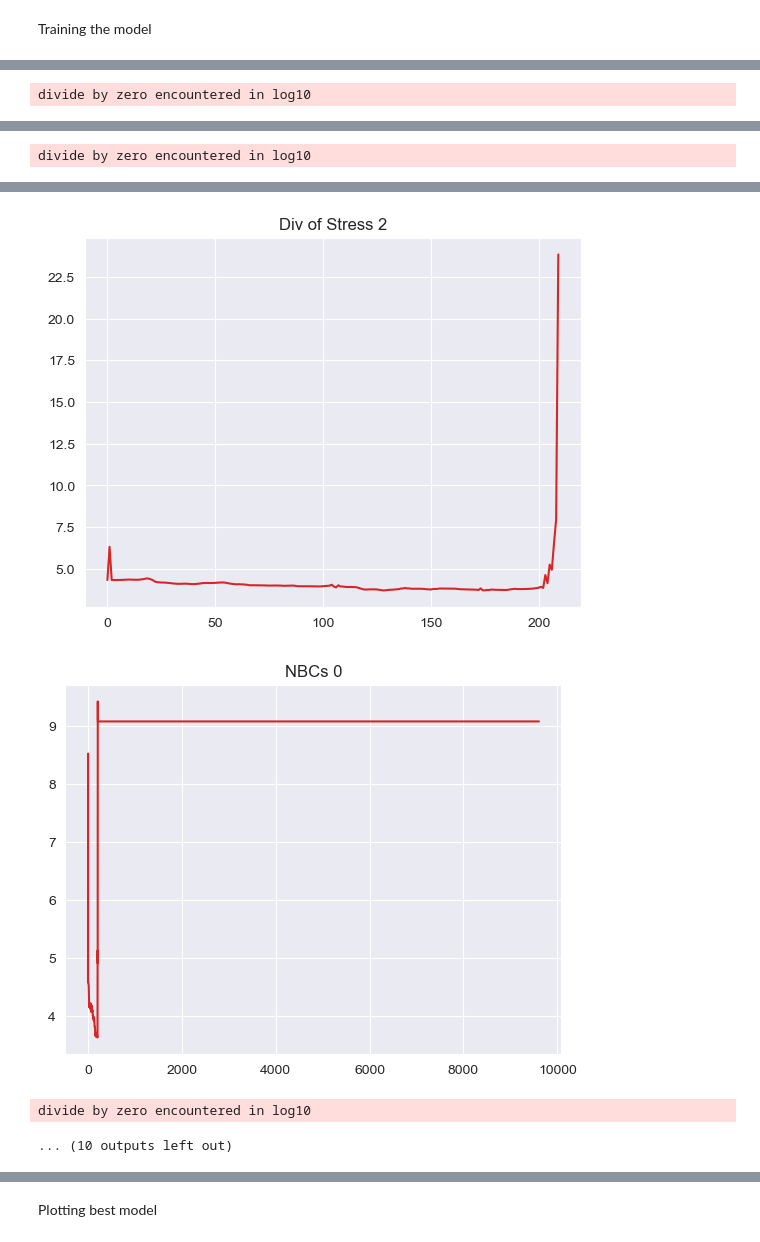
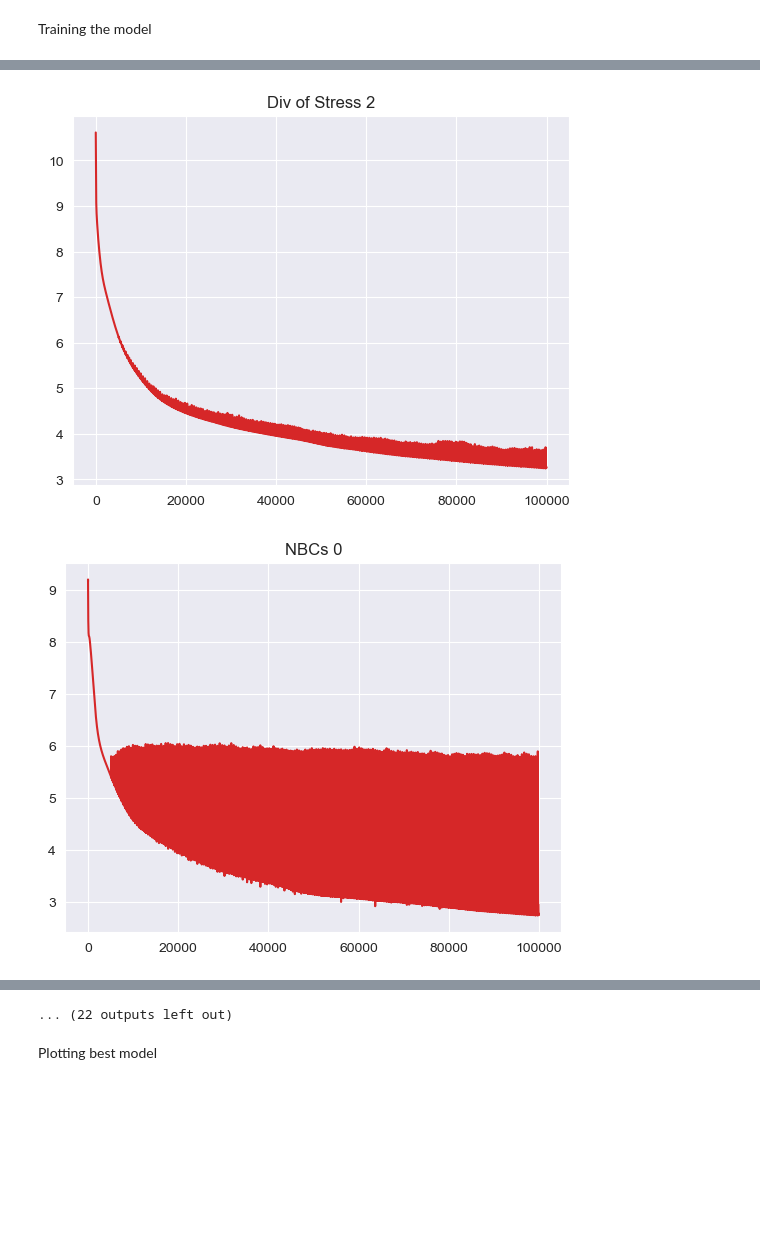
Before and after one commit to RoshenS/PINNs, a Jupyter notebook: 3D_Isotropic_Beam temp.ipynb, the cells around one changed output, grey strips where cells are left out. Drawn from its saved outputs; the diff is of its cells as text; code cells hidden in the pictures; blank space fills up the shorter version.

```diff
--- a/3D_Isotropic_Beam temp.ipynb
+++ b/3D_Isotropic_Beam temp.ipynb
@@ -402,8 +402,7 @@ def closure():
 Training the model
 # %%
 # train
-n_epochs = (0,500)
-w_update = 1
+n_epochs = (100000,0)
 epochs = 1
 prev_loss, prev_phy, prev_NBC, prev_DBC = list(),list(),list(),list()
 prev_div, prev_sigma, prev_disp, prev_sigmaS, prev_dispS, prev_divS = list(),list(),list(), [list(),list(),list(),list(),list()], [list(),list(),list()], [list(),list(),list()]
@@ -414,7 +413,7 @@ current_optim = "N"
 while (training):
     if (n_epochs[0]>0):
         # start with Adam optimizer or load state
-        if (current_optim != "A"): optim = Adam(model.parameters())
+        if (current_optim != "A"): optim = Adam(model.parameters(),lr=1e-4)
         current_optim = "A"
 
         for epoch in range(n_epochs[0]):
@@ -472 +482,0 @@ Finished epoch 400, latest loss 1.41E+09
-divide by zero encountered in log10
@@ -476 +485,0 @@ divide by zero encountered in log10
-divide by zero encountered in log10
@@ -479,4 +488,2 @@ divide by zero encountered in log10
-[figure, old version]
+[figure, new version]
-[figure, old version]
+[figure, new version]
-divide by zero encountered in log10
-... (10 outputs left out)
@@ -483,3 +493,4 @@ divide by zero encountered in log10
+... (22 outputs left out)
 # %% [markdown]
 Plotting best model
 # %%
```
Also changed, not shown: parts of 4 cells of this notebook, 1 other file.
